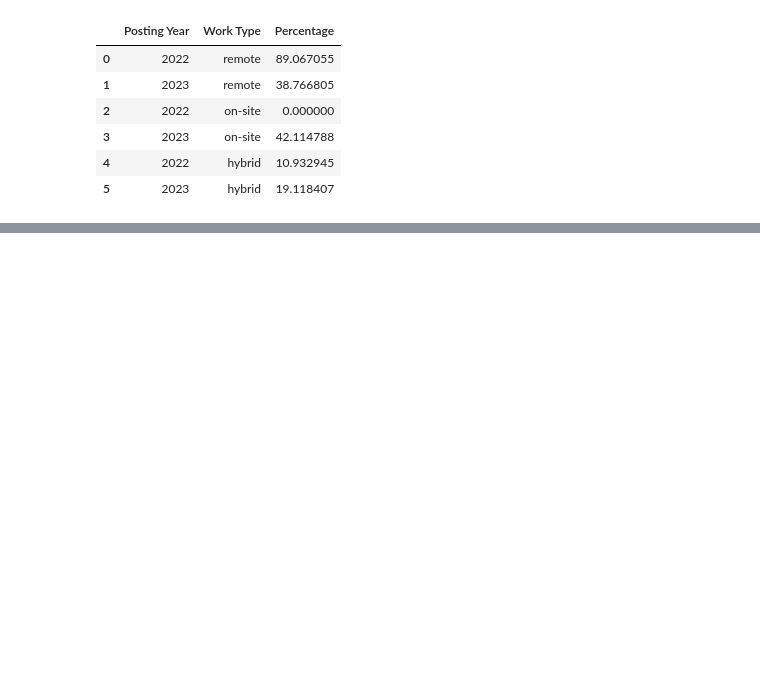
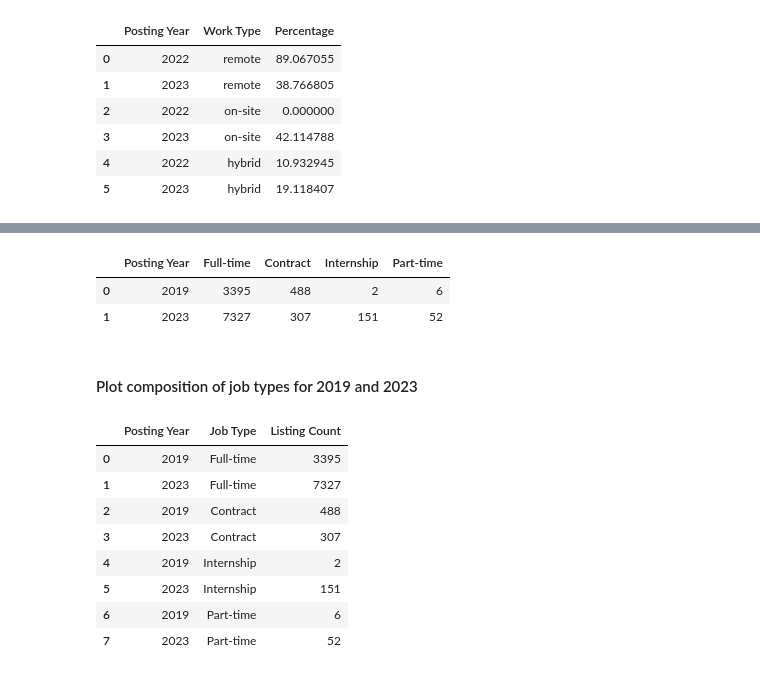
Before and after one commit to devinsuy/DataScience-Jobs-Viz, a Jupyter notebook: notebooks/python/Data Science Jobs Data/EDA_Time_Series.ipynb, the cells around one changed output, grey strips where cells are left out. Drawn from its saved outputs; the diff is of its cells as text; code cells hidden in the pictures; blank space fills up the shorter version.

```diff
--- a/notebooks/python/Data Science Jobs Data/EDA_Time_Series.ipynb
+++ b/notebooks/python/Data Science Jobs Data/EDA_Time_Series.ipynb
@@ -515,0 +605,44 @@ combined_stacked_work_type_fig
+# %%
+# Generate the stacked data
+data_stacked_job_type = {
+    'Posting Year': [2019, 2023],
+    'Full-time': [],
+    'Contract': [],
+    'Internship': [],
+    'Part-time': []
+}
+
+# Generate counts
+data_stacked_job_type['Full-time'].append(df_job_type_2019_counts['Full-time'])
+data_stacked_job_type['Full-time'].append(df_job_type_2023_counts['Full-time'])
+
+data_stacked_job_type['Contract'].append(df_job_type_2019_counts['Contract'])
+data_stacked_job_type['Contract'].append(df_job_type_2023_counts['Contract'])
+
+data_stacked_job_type['Internship'].append(df_job_type_2019_counts['Internship'])
+data_stacked_job_type['Internship'].append(df_job_type_2023_counts['Internship'])
+
+data_stacked_job_type['Part-time'].append(df_job_type_2019_counts['Part-time'])
+data_stacked_job_type['Part-time'].append(df_job_type_2023_counts['Part-time'])
+
+data_stacked_job_type = pd.DataFrame(data_stacked_job_type)
+data_stacked_job_type
+# %% [output]
+|  | Posting Year | Full-time | Contract | Internship | Part-time |
+| 0 | 2019 | 3395 | 488 | 2 | 6 |
+| 1 | 2023 | 7327 | 307 | 151 | 52 |
+# %% [markdown]
+#### Plot composition of job types for 2019 and 2023
+# %%
+data_stacked_job_type_melt = data_stacked_job_type.melt('Posting Year', var_name='Job Type', value_name = 'Listing Count')
+data_stacked_job_type_melt
+# %% [output]
+|  | Posting Year | Job Type | Listing Count |
+| 0 | 2019 | Full-time | 3395 |
+| 1 | 2023 | Full-time | 7327 |
+| 2 | 2019 | Contract | 488 |
+| 3 | 2023 | Contract | 307 |
+| 4 | 2019 | Internship | 2 |
+| 5 | 2023 | Internship | 151 |
+| 6 | 2019 | Part-time | 6 |
+| 7 | 2023 | Part-time | 52 |
```
Also changed, not shown: parts of 23 cells of this notebook, 1 other file.
